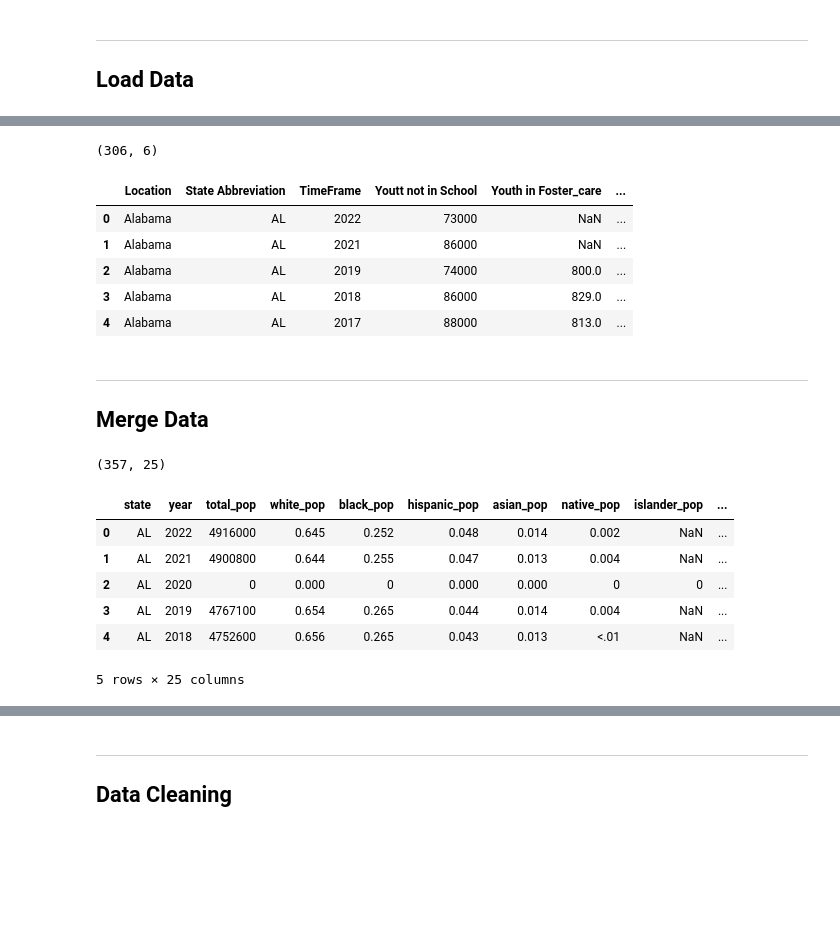
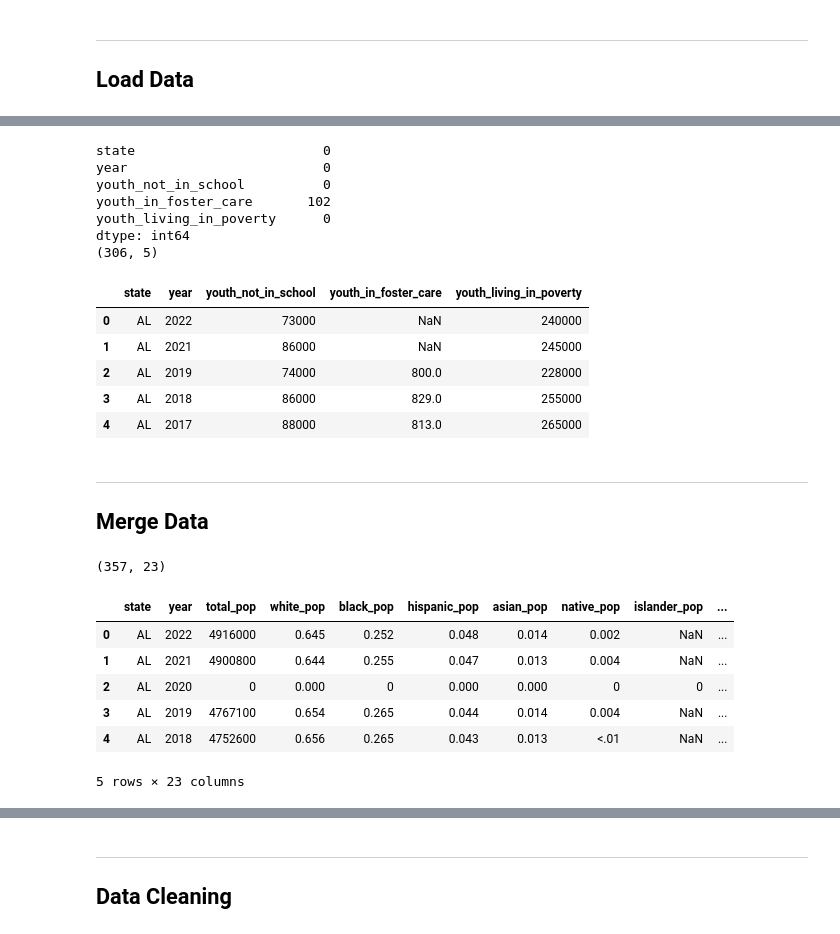
Before and after one commit to lpm24/youth_crime_group_project, a Jupyter notebook: code/01_EDA_and_Data_Cleaning.ipynb, the cells around one changed output, grey strips where cells are left out. Saved outputs shown, nothing was run; the diff lists cells and outputs as text; code cells hidden in the pictures; blank space fills up the shorter version.

```diff
--- a/code/01_EDA_and_Data_Cleaning.ipynb
+++ b/code/01_EDA_and_Data_Cleaning.ipynb
@@ -42,34 +75,43 @@ crime.head()
 # %%
 # Read youth data
 youth = pd.read_csv('../data/youth data.csv')
+# update column names to lowercase with underscores
+youth.columns = youth.columns.str.lower().str.replace(' ', '_')
 
+print(youth.isna().sum())
 print(youth.shape)
 youth.head()
 # %% [output]
-(306, 6)
+state                        0
+year                         0
+youth_not_in_school          0
+youth_in_foster_care       102
+youth_living_in_poverty      0
+dtype: int64
+(306, 5)
-|  | Location | State Abbreviation | TimeFrame | Youtt not in School | Youth in Foster_care | ... |
-| 0 | Alabama | AL | 2022 | 73000 | NaN | ... |
-| 1 | Alabama | AL | 2021 | 86000 | NaN | ... |
-| 2 | Alabama | AL | 2019 | 74000 | 800.0 | ... |
-| 3 | Alabama | AL | 2018 | 86000 | 829.0 | ... |
-| 4 | Alabama | AL | 2017 | 88000 | 813.0 | ... |
+|  | state | year | youth_not_in_school | youth_in_foster_care | youth_living_in_poverty |
+| 0 | AL | 2022 | 73000 | NaN | 240000 |
+| 1 | AL | 2021 | 86000 | NaN | 245000 |
+| 2 | AL | 2019 | 74000 | 800.0 | 228000 |
+| 3 | AL | 2018 | 86000 | 829.0 | 255000 |
+| 4 | AL | 2017 | 88000 | 813.0 | 265000 |
 # %% [markdown]
 ---
 ## Merge Data
 # %%
 # merge demographic and crime data
-demo_crime = pd.merge(left = demo, right = crime, how = 'left', left_on = ['state','year'], right_on = ['State','Data Year'])
+demo_crime = pd.merge(left = demo, right = crime, how = 'left', left_on = ['state','year'], right_on = ['state','year'])
 
 print(demo_crime.shape)
 demo_crime.head()
 # %% [output]
-(357, 25)
+(357, 23)
 |  | state | year | total_pop | white_pop | black_pop | hispanic_pop | asian_pop | native_pop | islander_pop | ... |
 | 0 | AL | 2022 | 4916000 | 0.645 | 0.252 | 0.048 | 0.014 | 0.002 | NaN | ... |
 | 1 | AL | 2021 | 4900800 | 0.644 | 0.255 | 0.047 | 0.013 | 0.004 | NaN | ... |
 | 2 | AL | 2020 | 0 | 0.000 | 0 | 0.000 | 0.000 | 0 | 0 | ... |
 | 3 | AL | 2019 | 4767100 | 0.654 | 0.265 | 0.044 | 0.014 | 0.004 | NaN | ... |
 | 4 | AL | 2018 | 4752600 | 0.656 | 0.265 | 0.043 | 0.013 | <.01 | NaN | ... |
-5 rows × 25 columns
+5 rows × 23 columns
 # %%
 # merge youth data
```
Also changed, not shown: parts of 16 cells of this notebook, 2 other files.
